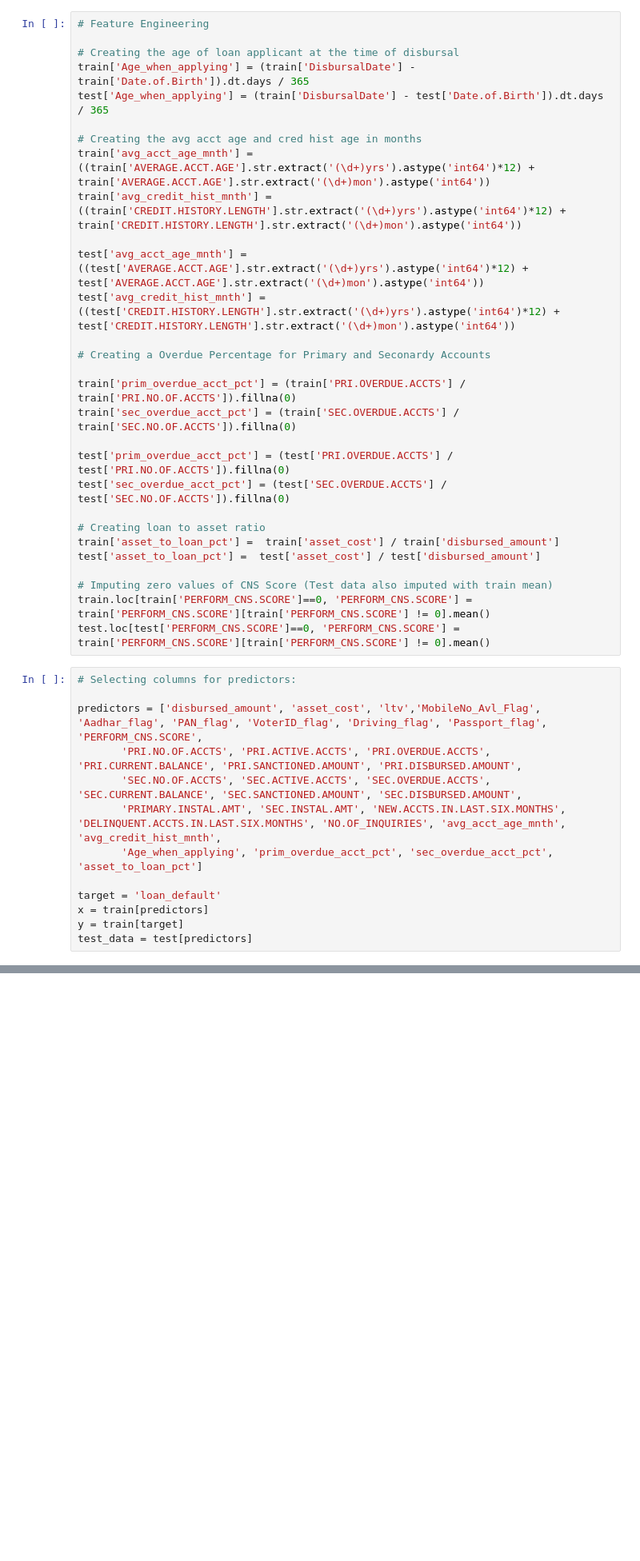
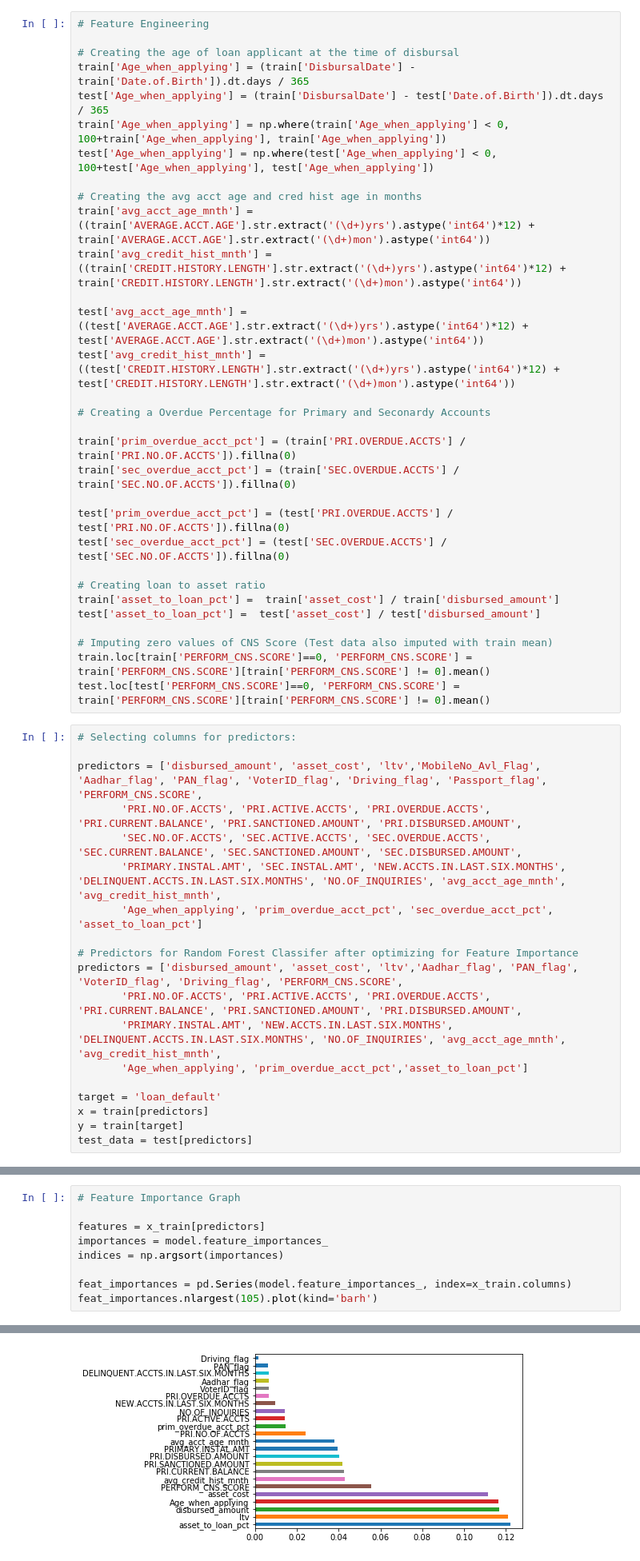
Before and after one commit to sivacharansrc/LTFS-FinHackAnalytics-Vidhya, a Jupyter notebook: pyScript.ipynb, the cells around one changed output, grey strips where cells are left out. Shown at 80% size. Drawn from its saved outputs; the diff is of its cells as text; blank space fills up the shorter version.

```diff
--- a/pyScript.ipynb
+++ b/pyScript.ipynb
@@ -41,6 +41,8 @@ test['DisbursalDate'] = pd.to_datetime(test['DisbursalDate'], dayfirst=True)
 # Creating the age of loan applicant at the time of disbursal
 train['Age_when_applying'] = (train['DisbursalDate'] - train['Date.of.Birth']).dt.days / 365
 test['Age_when_applying'] = (train['DisbursalDate'] - test['Date.of.Birth']).dt.days / 365
+train['Age_when_applying'] = np.where(train['Age_when_applying'] < 0, 100+train['Age_when_applying'], train['Age_when_applying'])
+test['Age_when_applying'] = np.where(test['Age_when_applying'] < 0, 100+test['Age_when_applying'], test['Age_when_applying'])
 
 # Creating the avg acct age and cred hist age in months
 train['avg_acct_age_mnth'] = ((train['AVERAGE.ACCT.AGE'].str.extract('(\d+)yrs').astype('int64')*12) + train['AVERAGE.ACCT.AGE'].str.extract('(\d+)mon').astype('int64'))
@@ -73,6 +75,12 @@ predictors = ['disbursed_amount', 'asset_cost', 'ltv','MobileNo_Avl_Flag', 'Aadh
        'PRIMARY.INSTAL.AMT', 'SEC.INSTAL.AMT', 'NEW.ACCTS.IN.LAST.SIX.MONTHS', 'DELINQUENT.ACCTS.IN.LAST.SIX.MONTHS', 'NO.OF_INQUIRIES', 'avg_acct_age_mnth', 'avg_credit_hist_mnth',
        'Age_when_applying', 'prim_overdue_acct_pct', 'sec_overdue_acct_pct', 'asset_to_loan_pct']
 
+# Predictors for Random Forest Classifer after optimizing for Feature Importance
+predictors = ['disbursed_amount', 'asset_cost', 'ltv','Aadhar_flag', 'PAN_flag', 'VoterID_flag', 'Driving_flag', 'PERFORM_CNS.SCORE',
+       'PRI.NO.OF.ACCTS', 'PRI.ACTIVE.ACCTS', 'PRI.OVERDUE.ACCTS', 'PRI.CURRENT.BALANCE', 'PRI.SANCTIONED.AMOUNT', 'PRI.DISBURSED.AMOUNT',
+       'PRIMARY.INSTAL.AMT', 'NEW.ACCTS.IN.LAST.SIX.MONTHS', 'DELINQUENT.ACCTS.IN.LAST.SIX.MONTHS', 'NO.OF_INQUIRIES', 'avg_acct_age_mnth', 'avg_credit_hist_mnth',
+       'Age_when_applying', 'prim_overdue_acct_pct','asset_to_loan_pct']
+
 target = 'loan_default'
 x = train[predictors]
 y = train[target]
@@ -144,0 +178,10 @@ Did not meet early stopping. Best iteration is:
+# %%
+# Feature Importance Graph
+
+features = x_train[predictors]
+importances = model.feature_importances_
+indices = np.argsort(importances)
+
+feat_importances = pd.Series(model.feature_importances_, index=x_train.columns)
+feat_importances.nlargest(105).plot(kind='barh')
+# %% [output]
@@ -145,3 +189,4 @@ Did not meet early stopping. Best iteration is:
+[figure, added]
 # %%
 # Confusion Matrix and Report
 
```
Also changed, not shown: parts of 9 cells of this notebook, 1 other file.
